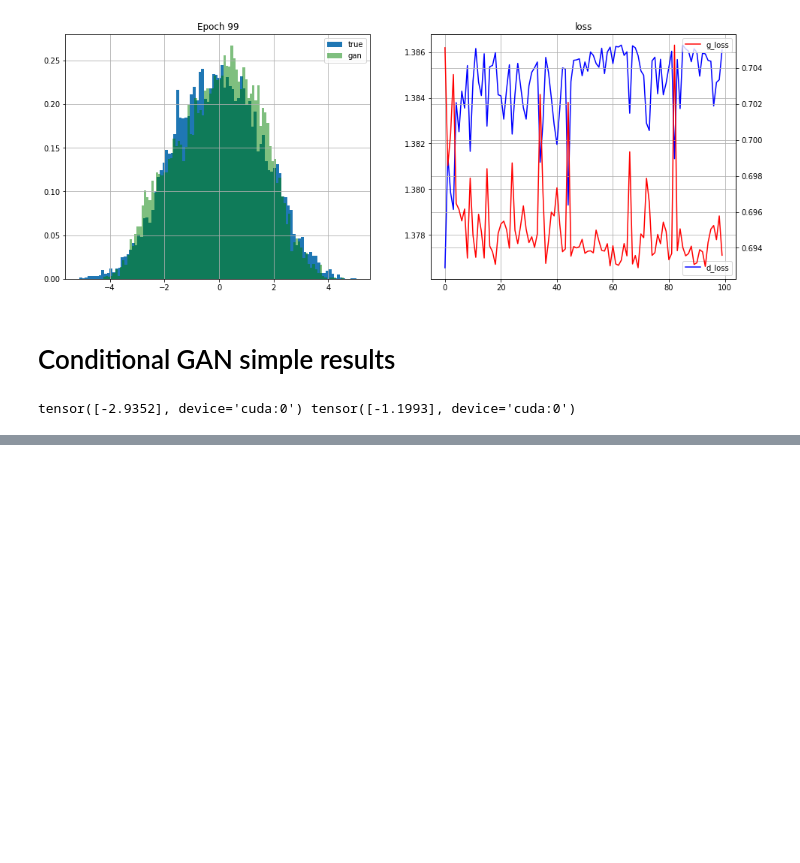
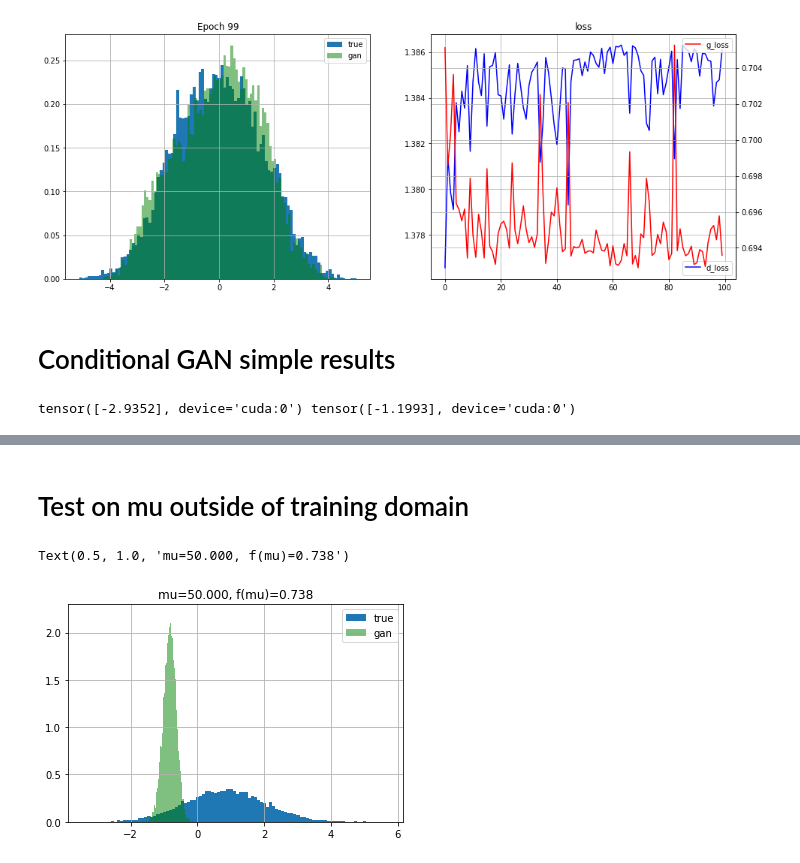
Before and after one commit to SchattenGenie/diff-surrogate, a Jupyter notebook: model.ipynb, the cells around one changed output, grey strips where cells are left out. Drawn from its saved outputs; the diff is of its cells as text; code cells hidden in the pictures; blank space fills up the shorter version.

```diff
--- a/model.ipynb
+++ b/model.ipynb
@@ -367,0 +374,17 @@ for i in range(4):
+# %% [markdown]
+# Test on mu outside of training domain
+# %%
+#mu.data = torch.tensor(np.random.uniform(-5, 5))
+mu.data = torch.tensor(15.)
+data = torch.Tensor([y_sample().item() for _ in range(10000)]).reshape(-1,1)
+input_mu = torch.Tensor([mu.item()] * fixed_noise.shape[0]).reshape(-1,1).to(device)
+
+plt.hist(data.detach().cpu().numpy(), bins=100, normed=True, label='true');
+plt.hist(generator(fixed_noise, input_mu).detach().cpu().numpy(),
+     bins=100, color='g', normed=True, alpha=0.5, label='gan');
+plt.grid()
+plt.legend()
+plt.title("mu={:.3f}, f(mu)={:.3f}".format(input_mu[0].item(), f(input_mu[0]).item()))
+# %% [output]
+Text(0.5, 1.0, 'mu=50.000, f(mu)=0.738')
+[figure, added]
```
Also changed, not shown: parts of 10 cells of this notebook.
